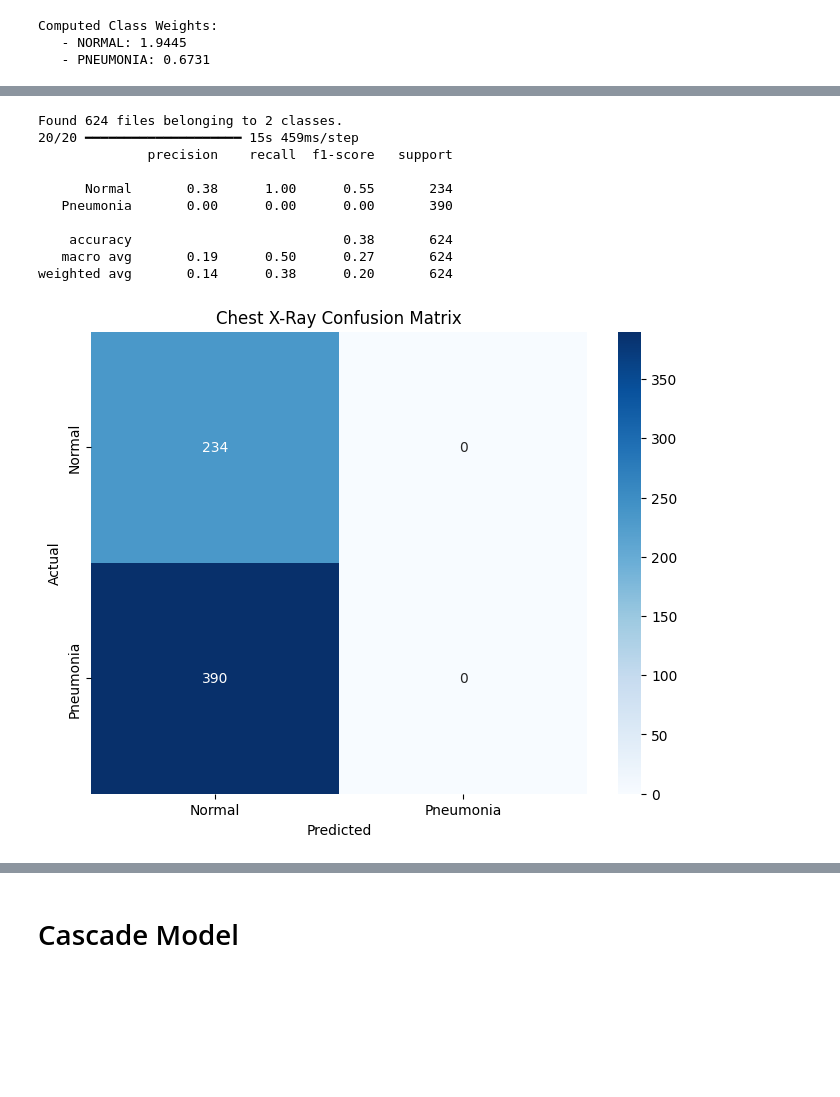
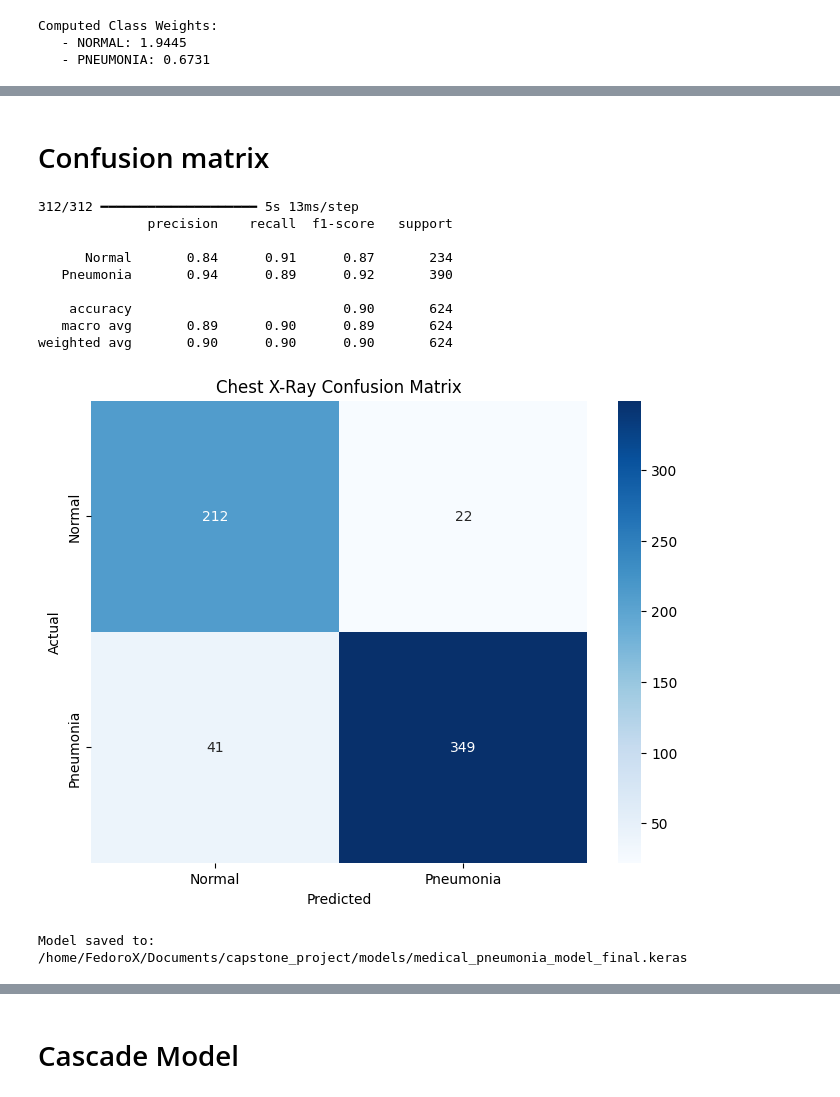
Before and after one commit to Jeyanth-S/capstone_project, a Jupyter notebook: notebooks/chest-x-ray-images-pneumonia.ipynb, the cells around one changed output, grey strips where cells are left out. Drawn from its saved outputs; the diff is of its cells as text; code cells hidden in the pictures; blank space fills up the shorter version.

Commit message:
setup the chest x-ray cascade model successfully :

```diff
--- a/notebooks/chest-x-ray-images-pneumonia.ipynb
+++ b/notebooks/chest-x-ray-images-pneumonia.ipynb
@@ -178,6 +214,22 @@ Model: "functional"
 # %%
+import os
+
+# For Jupyter notebooks: construct models directory relative to current directory
+# Notebooks are typically in ./notebooks/, so go up one level to project root
+notebook_dir = os.getcwd()
+project_root = os.path.dirname(notebook_dir)
+models_dir = os.path.join(project_root, 'models')
+
+# Alternative if notebook is not in ./notebooks/:
+# models_dir = os.path.join(os.getcwd(), 'models')
+
+os.makedirs(models_dir, exist_ok=True)
+
 callbacks = [
     EarlyStopping(monitor='val_loss', patience=5, restore_best_weights=True),
     ReduceLROnPlateau(monitor='val_loss', factor=0.2, patience=3, min_lr=1e-6),
-    ModelCheckpoint('medical_pneumonia_model.keras', save_best_only=True)
+    ModelCheckpoint(os.path.join(models_dir, 'medical_pneumonia_model.keras'), save_best_only=True)
 ]
+
+print(f"Current working directory: {os.getcwd()}")
+print(f"Models will be saved to: {models_dir}")
@@ -185,8 +240,8 @@ callbacks = [
 history = model.fit(
     train_gen,
     validation_data=val_gen,
-    epochs=10,
-    # class_weight=class_weight_dict,
+    epochs=5,
+    verbose=1,
     callbacks=callbacks
 )
 # %% [output]
@@ -219,45 +258,40 @@ Epoch 10/10
+# %% [markdown]
+# Confusion matrix
 # %%
 from sklearn.metrics import classification_report, confusion_matrix
 import seaborn as sns
 import matplotlib.pyplot as plt
 
-
-test_ds = tf.keras.utils.image_dataset_from_directory(
-    '/kaggle/input/chest-xray-pneumonia/chest_xray/test',
-    image_size=(224, 224),
-    batch_size=32,
-    shuffle=False
-)
-
-y_true = np.concatenate([y for x, y in test_ds], axis=0)
-predictions = model.predict(test_ds)
-y_pred = np.argmax(predictions, axis=1)
-
+# Use the test_gen generator we created earlier for consistent evaluation
+y_true = test_gen.classes
+predictions = model.predict(test_gen, verbose=1)
+y_pred = (predictions > 0.5).astype(int).flatten()
 
 print(classification_report(y_true, y_pred, target_names=['Normal', 'Pneumonia']))
-
 
 cm = confusion_matrix(y_true, y_pred)
 plt.figure(figsize=(8, 6))
 sns.heatmap(cm, annot=True, fmt='d', cmap='Blues', xticklabels=['Normal', 'Pneumonia'], yticklabels=['Normal', 'Pneumonia'])
 plt.xlabel('Predicted')
 plt.ylabel('Actual')
 plt.title('Chest X-Ray Confusion Matrix')
 plt.show()
 # %% [output]
-Found 624 files belonging to 2 classes.
-20/20 ━━━━━━━━━━━━━━━━━━━━ 15s 459ms/step
+312/312 ━━━━━━━━━━━━━━━━━━━━ 5s 13ms/step
               precision    recall  f1-score   support
 
-      Normal       0.38      1.00      0.55       234
-   Pneumonia       0.00      0.00      0.00       390
+      Normal       0.84      0.91      0.87       234
+   Pneumonia       0.94      0.89      0.92       390
 
-    accuracy                           0.38       624
-   macro avg       0.19      0.50      0.27       624
-weighted avg       0.14      0.38      0.20       624
+    accuracy                           0.90       624
+   macro avg       0.89      0.90      0.89       624
+weighted avg       0.90      0.90      0.90       624
-[figure, old version]
+[figure, new version]
 # %%
-model.save('medical_pneumonia_model_final.keras')
+model.save(os.path.join(models_dir, 'medical_pneumonia_model_final.keras'))
+print(f"Model saved to: {os.path.join(models_dir, 'medical_pneumonia_model_final.keras')}")
+# %% [output]
+Model saved to: /home/FedoroX/Documents/capstone_project/models/medical_pneumonia_model_final.keras
 # %%
 from IPython.display import FileLink
 FileLink(r'medical_pneumonia_model_final.keras')
```
Also changed, not shown: parts of 20 cells of this notebook, 1 other file.
